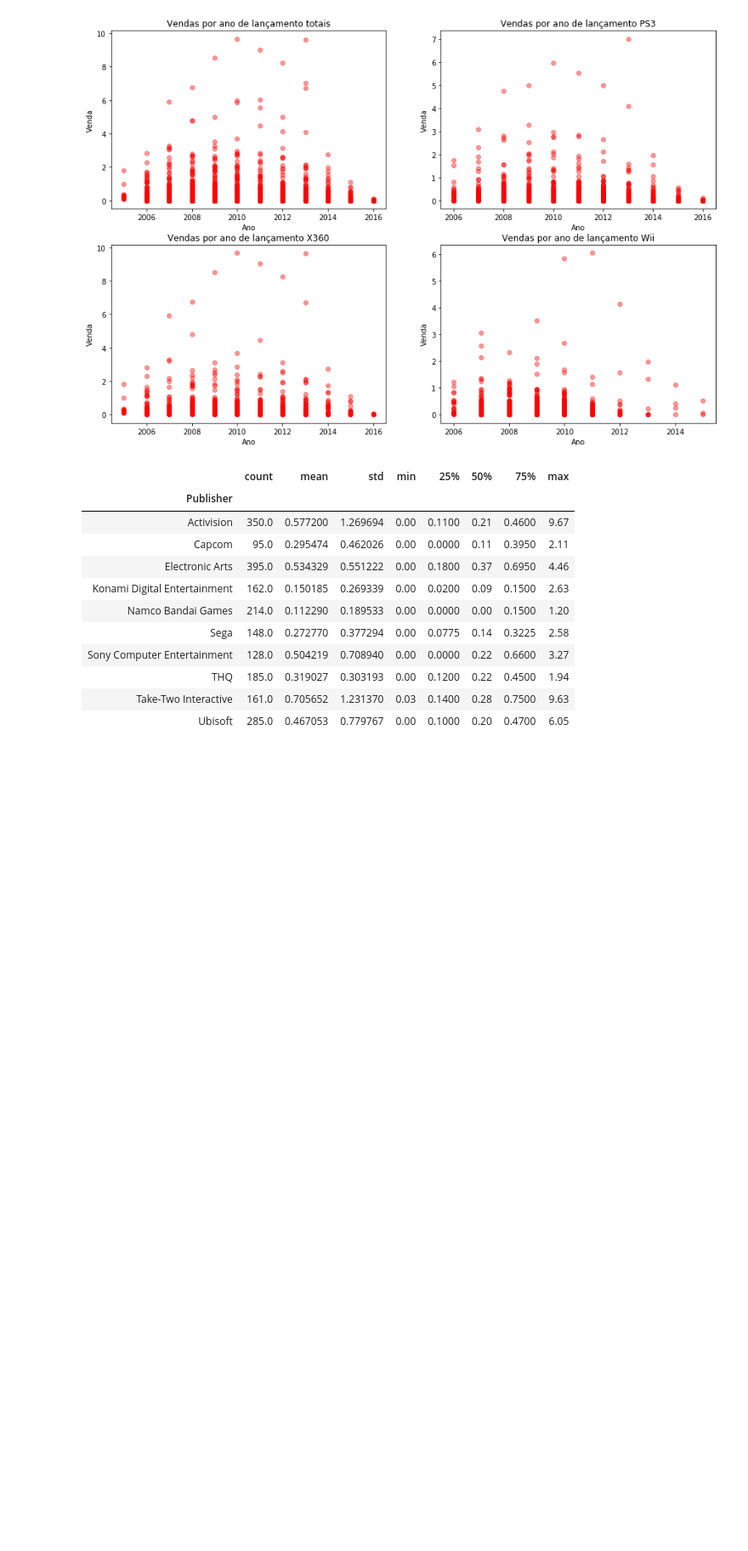
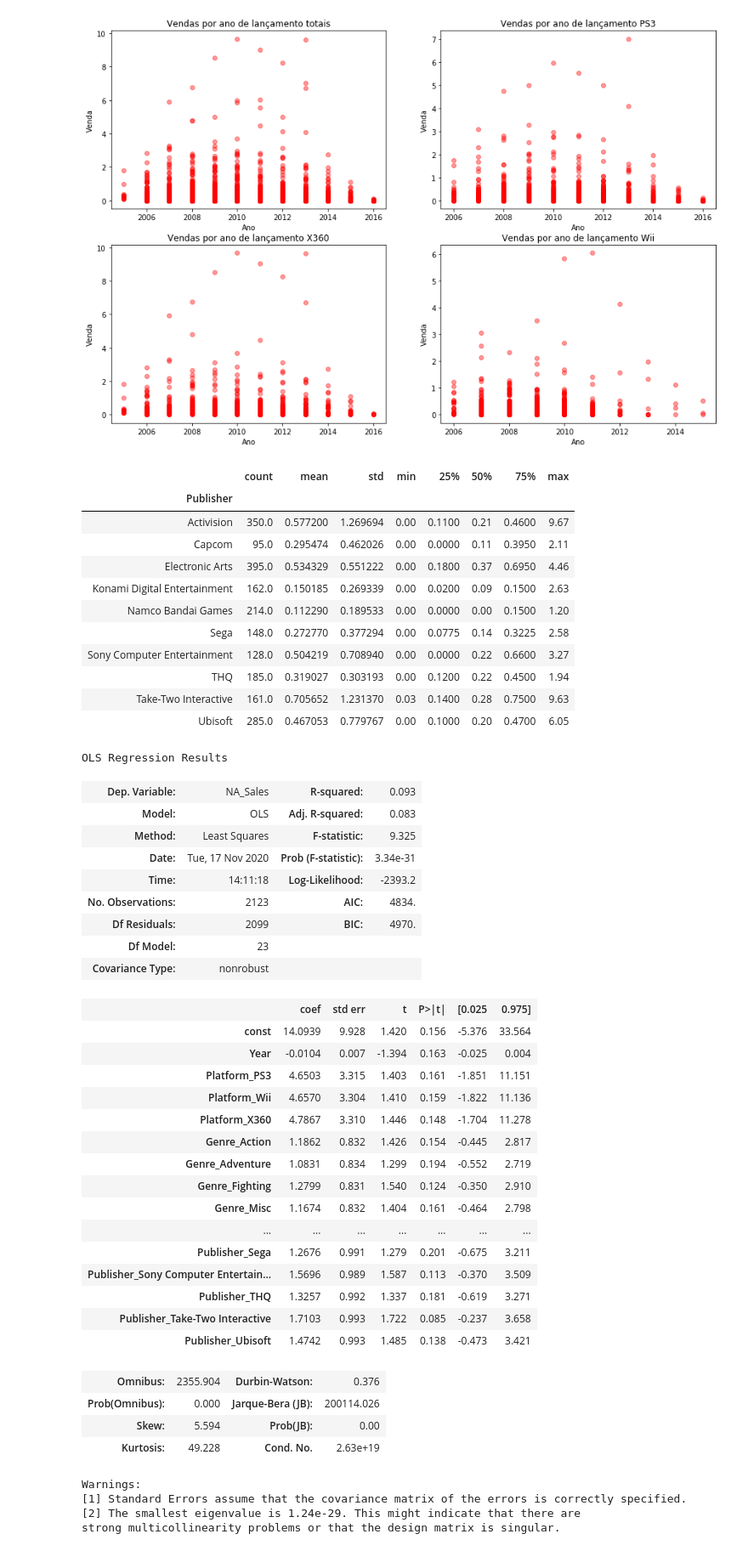
Before and after one commit to leonardoffe/Projeto-2-CDados, a Jupyter notebook: Projeto 2.ipynb, the cells around one changed output. Shown: that part at 85% size. Drawn from its saved outputs; the diff is of its cells as text; code cells hidden in the pictures; blank space fills up the shorter version.

Commit message:
primeira regressão

```diff
--- a/Projeto 2.ipynb
+++ b/Projeto 2.ipynb
@@ -224,0 +223,57 @@ game.groupby(by = "Publisher")["NA_Sales"].describe()
+# %%
+### Função utilitária para fazer a regressão com constante adicionada
+
+def regress(Y,X):
+    '''
+    Y: coluna do DataFrame utilizada como variável resposta (TARGET)
+    X: coluna(s) do DataFrame utilizadas como variável(is) explicativas (FEATURES)
+    '''
+    X_cp = sm.add_constant(X)
+    model = sm.OLS(Y,X_cp)
+    results = model.fit()
+
+    return results
+# %%
+# features e Y
+colunas = list(gamed.columns)
+colunas.remove('NA_Sales')
+X = gamed[colunas]
+Y = gamed['NA_Sales']
+# %%
+reg = regress(Y,X);
+reg.summary()
+# %% [output]
+OLS Regression Results
+| Dep. Variable: | NA_Sales | R-squared: | 0.093 |
+| Model: | OLS | Adj. R-squared: | 0.083 |
+| Method: | Least Squares | F-statistic: | 9.325 |
+| Date: | Tue, 17 Nov 2020 | Prob (F-statistic): | 3.34e-31 |
+| Time: | 14:11:18 | Log-Likelihood: | -2393.2 |
+| No. Observations: | 2123 | AIC: | 4834. |
+| Df Residuals: | 2099 | BIC: | 4970. |
+| Df Model: | 23 |  |  |
+| Covariance Type: | nonrobust |  |  |
+|  | coef | std err | t | P>|t| | [0.025 | 0.975] |
+| const | 14.0939 | 9.928 | 1.420 | 0.156 | -5.376 | 33.564 |
+| Year | -0.0104 | 0.007 | -1.394 | 0.163 | -0.025 | 0.004 |
+| Platform_PS3 | 4.6503 | 3.315 | 1.403 | 0.161 | -1.851 | 11.151 |
+| Platform_Wii | 4.6570 | 3.304 | 1.410 | 0.159 | -1.822 | 11.136 |
+| Platform_X360 | 4.7867 | 3.310 | 1.446 | 0.148 | -1.704 | 11.278 |
+| Genre_Action | 1.1862 | 0.832 | 1.426 | 0.154 | -0.445 | 2.817 |
+| Genre_Adventure | 1.0831 | 0.834 | 1.299 | 0.194 | -0.552 | 2.719 |
+| Genre_Fighting | 1.2799 | 0.831 | 1.540 | 0.124 | -0.350 | 2.910 |
+| Genre_Misc | 1.1674 | 0.832 | 1.404 | 0.161 | -0.464 | 2.798 |
+| ... | ... | ... | ... | ... | ... | ... |
+| Publisher_Sega | 1.2676 | 0.991 | 1.279 | 0.201 | -0.675 | 3.211 |
+| Publisher_Sony Computer Entertain... | 1.5696 | 0.989 | 1.587 | 0.113 | -0.370 | 3.509 |
+| Publisher_THQ | 1.3257 | 0.992 | 1.337 | 0.181 | -0.619 | 3.271 |
+| Publisher_Take-Two Interactive | 1.7103 | 0.993 | 1.722 | 0.085 | -0.237 | 3.658 |
+| Publisher_Ubisoft | 1.4742 | 0.993 | 1.485 | 0.138 | -0.473 | 3.421 |
+| Omnibus: | 2355.904 | Durbin-Watson: | 0.376 |
+| Prob(Omnibus): | 0.000 | Jarque-Bera (JB): | 200114.026 |
+| Skew: | 5.594 | Prob(JB): | 0.00 |
+| Kurtosis: | 49.228 | Cond. No. | 2.63e+19 |
+Warnings:
+[1] Standard Errors assume that the covariance matrix of the errors is correctly specified.
+[2] The smallest eigenvalue is 1.24e-29. This might indicate that there are
+strong multicollinearity problems or that the design matrix is singular.
```
Also changed, not shown: parts of 2 cells of this notebook.
